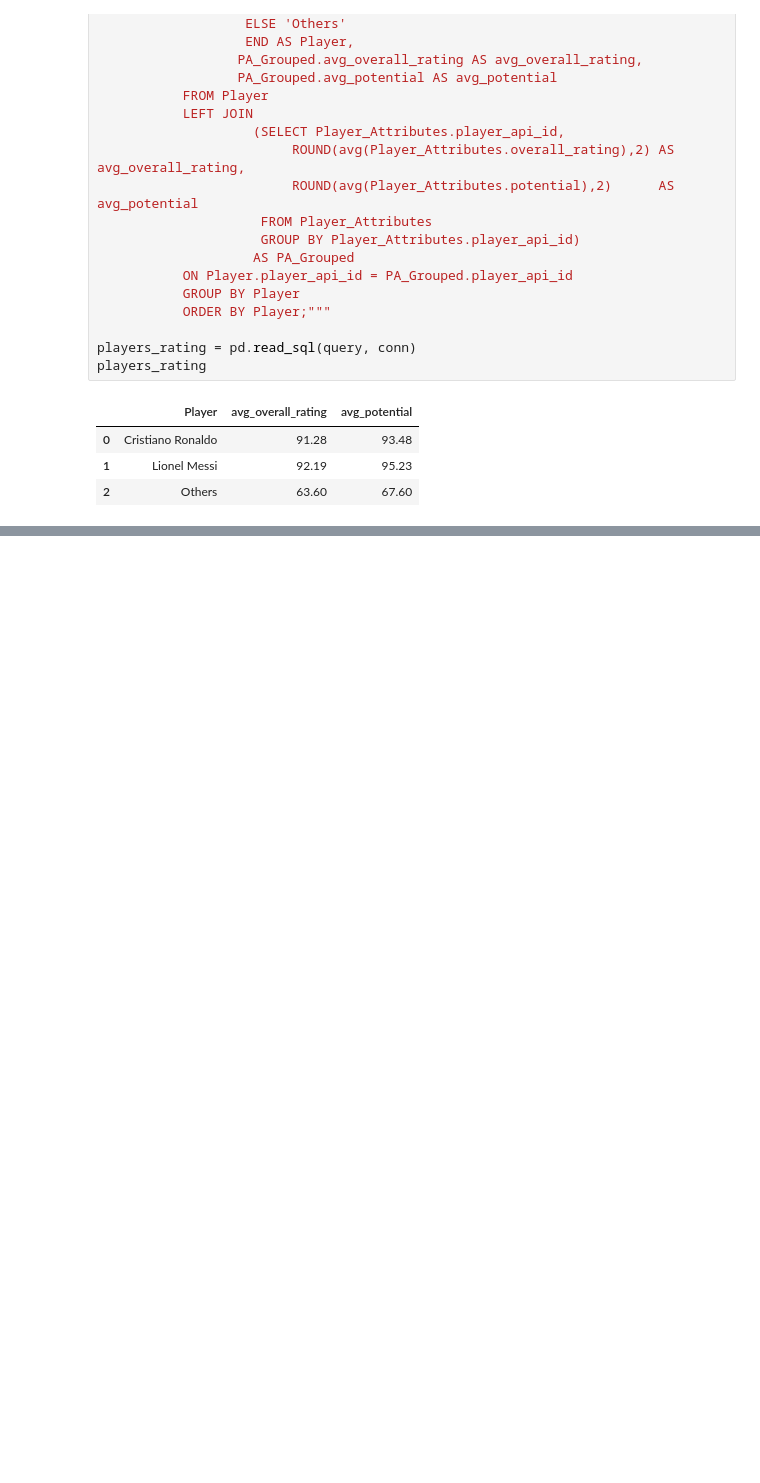
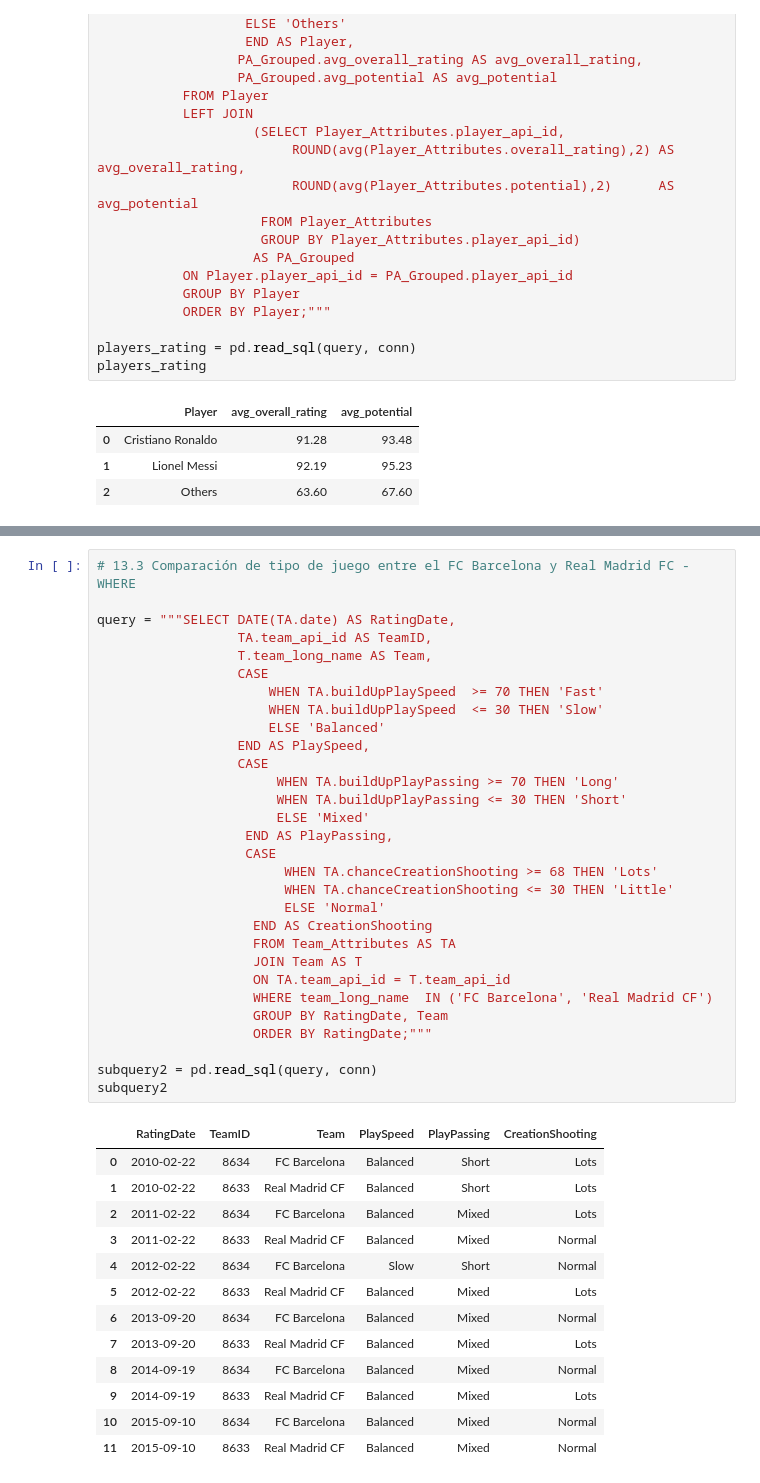
Before and after one commit to ErikaDivantoque/Talento_Tech, a Jupyter notebook: Modulo_2_SQL.ipynb, the cells around one changed output, grey strips where cells are left out. Cells and saved outputs as stored; diff of their text form; blank space fills up the shorter version.

```diff
--- a/Modulo_2_SQL.ipynb
+++ b/Modulo_2_SQL.ipynb
@@ -1340,0 +1387,44 @@ players_rating
+# %%
+# 13.3 Comparación de tipo de juego entre el FC Barcelona y Real Madrid FC - WHERE
+
+query = """SELECT DATE(TA.date) AS RatingDate,
+                  TA.team_api_id AS TeamID,
+                  T.team_long_name AS Team,
+                  CASE
+                      WHEN TA.buildUpPlaySpeed  >= 70 THEN 'Fast'
+                      WHEN TA.buildUpPlaySpeed  <= 30 THEN 'Slow'
+                      ELSE 'Balanced'
+                  END AS PlaySpeed,
+                  CASE
+                       WHEN TA.buildUpPlayPassing >= 70 THEN 'Long'
+                       WHEN TA.buildUpPlayPassing <= 30 THEN 'Short'
+                       ELSE 'Mixed'
+                   END AS PlayPassing,
+                   CASE
+                        WHEN TA.chanceCreationShooting >= 68 THEN 'Lots'
+                        WHEN TA.chanceCreationShooting <= 30 THEN 'Little'
+                        ELSE 'Normal'
+                    END AS CreationShooting
+                    FROM Team_Attributes AS TA
+                    JOIN Team AS T
+                    ON TA.team_api_id = T.team_api_id
+                    WHERE team_long_name  IN ('FC Barcelona', 'Real Madrid CF')
+                    GROUP BY RatingDate, Team
+                    ORDER BY RatingDate;"""
+
+subquery2 = pd.read_sql(query, conn)
+subquery2
+# %% [output]
+|  | RatingDate | TeamID | Team | PlaySpeed | PlayPassing | CreationShooting |
+| 0 | 2010-02-22 | 8634 | FC Barcelona | Balanced | Short | Lots |
+| 1 | 2010-02-22 | 8633 | Real Madrid CF | Balanced | Short | Lots |
+| 2 | 2011-02-22 | 8634 | FC Barcelona | Balanced | Mixed | Lots |
+| 3 | 2011-02-22 | 8633 | Real Madrid CF | Balanced | Mixed | Normal |
+| 4 | 2012-02-22 | 8634 | FC Barcelona | Slow | Short | Normal |
+| 5 | 2012-02-22 | 8633 | Real Madrid CF | Balanced | Mixed | Lots |
+| 6 | 2013-09-20 | 8634 | FC Barcelona | Balanced | Mixed | Normal |
+| 7 | 2013-09-20 | 8633 | Real Madrid CF | Balanced | Mixed | Lots |
+| 8 | 2014-09-19 | 8634 | FC Barcelona | Balanced | Mixed | Normal |
+| 9 | 2014-09-19 | 8633 | Real Madrid CF | Balanced | Mixed | Lots |
+| 10 | 2015-09-10 | 8634 | FC Barcelona | Balanced | Mixed | Normal |
+| 11 | 2015-09-10 | 8633 | Real Madrid CF | Balanced | Mixed | Normal |
```
Also changed, not shown: parts of 2 cells of this notebook.
